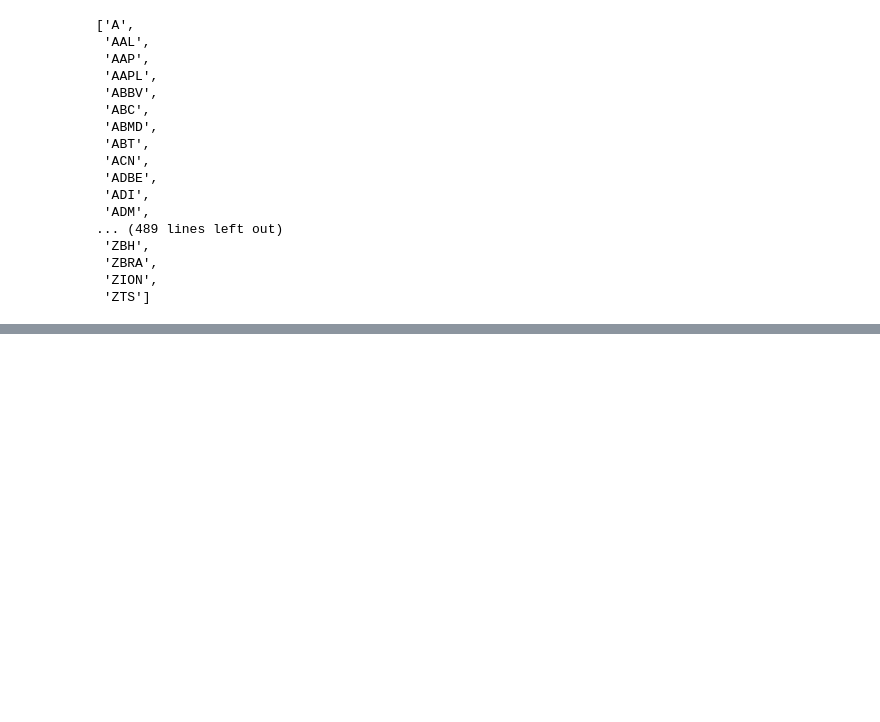
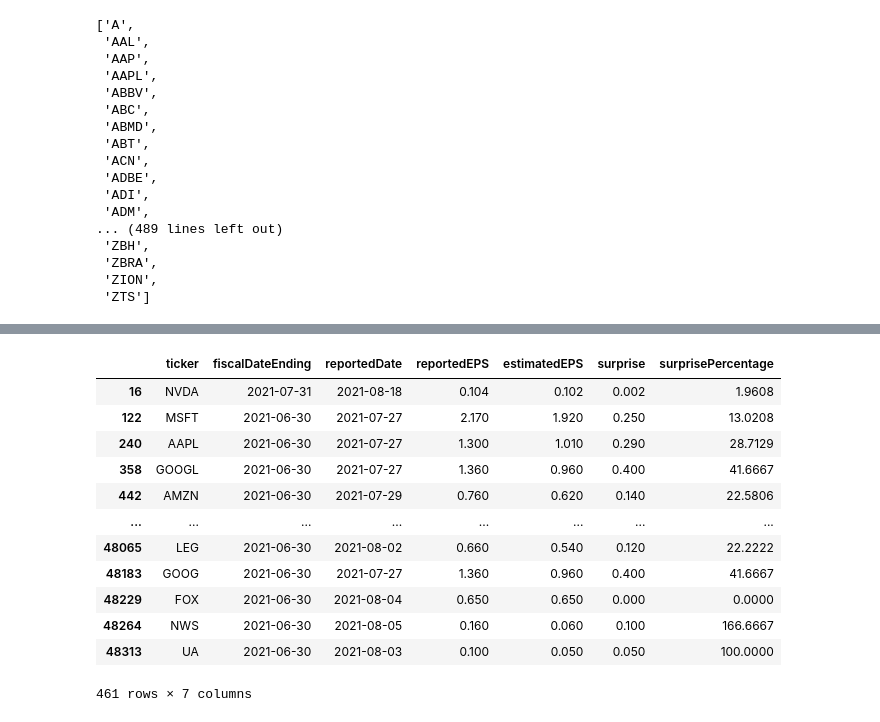
Before and after one commit to YuxinYY/Pre-earnings-Social-Media-Sentiment-Accuracy, a Jupyter notebook: readdata.ipynb, the cells around one changed output, grey strips where cells are left out. Saved outputs shown, nothing was run; the diff lists cells and outputs as text; code cells hidden in the pictures; blank space fills up the shorter version.

```diff
--- a/readdata.ipynb
+++ b/readdata.ipynb
@@ -169,5 +145,9 @@ Done: UA
 # %%
 # df_results.to_csv("earningreleasedatesandsurprises.csv",index=False)
+df_results = pd.read_csv(r"G:\Interview Projects\reddit\earningreleasedatesandsurprises.csv")
+
+df_results['fiscalDateEnding'] = pd.to_datetime(df_results['fiscalDateEnding'])
+df_results['reportedDate'] = pd.to_datetime(df_results['reportedDate'])
 df_results
 # %% [output]
 |  | ticker | fiscalDateEnding | reportedDate | reportedEPS | estimatedEPS | surprise | surprisePercentage |
@@ -185,4 +165,21 @@ df_results
 48335 rows × 7 columns
+# %%
+df_results[df_results['reportedDate'].dt.month.isin([6, 7, 8]) & (df_results['reportedDate'].dt.year==2021)]
+# df_results[df_results['ticker']=='A']
+# %% [output]
+|  | ticker | fiscalDateEnding | reportedDate | reportedEPS | estimatedEPS | surprise | surprisePercentage |
+| 16 | NVDA | 2021-07-31 | 2021-08-18 | 0.104 | 0.102 | 0.002 | 1.9608 |
+| 122 | MSFT | 2021-06-30 | 2021-07-27 | 2.170 | 1.920 | 0.250 | 13.0208 |
+| 240 | AAPL | 2021-06-30 | 2021-07-27 | 1.300 | 1.010 | 0.290 | 28.7129 |
+| 358 | GOOGL | 2021-06-30 | 2021-07-27 | 1.360 | 0.960 | 0.400 | 41.6667 |
+| 442 | AMZN | 2021-06-30 | 2021-07-29 | 0.760 | 0.620 | 0.140 | 22.5806 |
+| ... | ... | ... | ... | ... | ... | ... | ... |
+| 48065 | LEG | 2021-06-30 | 2021-08-02 | 0.660 | 0.540 | 0.120 | 22.2222 |
+| 48183 | GOOG | 2021-06-30 | 2021-07-27 | 1.360 | 0.960 | 0.400 | 41.6667 |
+| 48229 | FOX | 2021-06-30 | 2021-08-04 | 0.650 | 0.650 | 0.000 | 0.0000 |
+| 48264 | NWS | 2021-06-30 | 2021-08-05 | 0.160 | 0.060 | 0.100 | 166.6667 |
+| 48313 | UA | 2021-06-30 | 2021-08-03 | 0.100 | 0.050 | 0.050 | 100.0000 |
+461 rows × 7 columns
 # %%
 from dateutil.relativedelta import relativedelta
 
```
Also changed, not shown: parts of 24 cells of this notebook, 7 other files.
